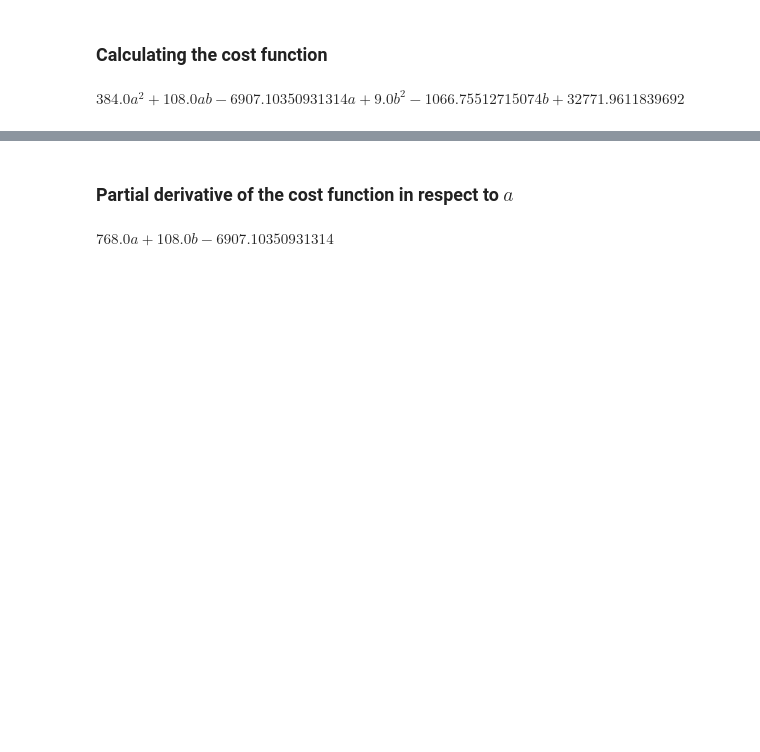
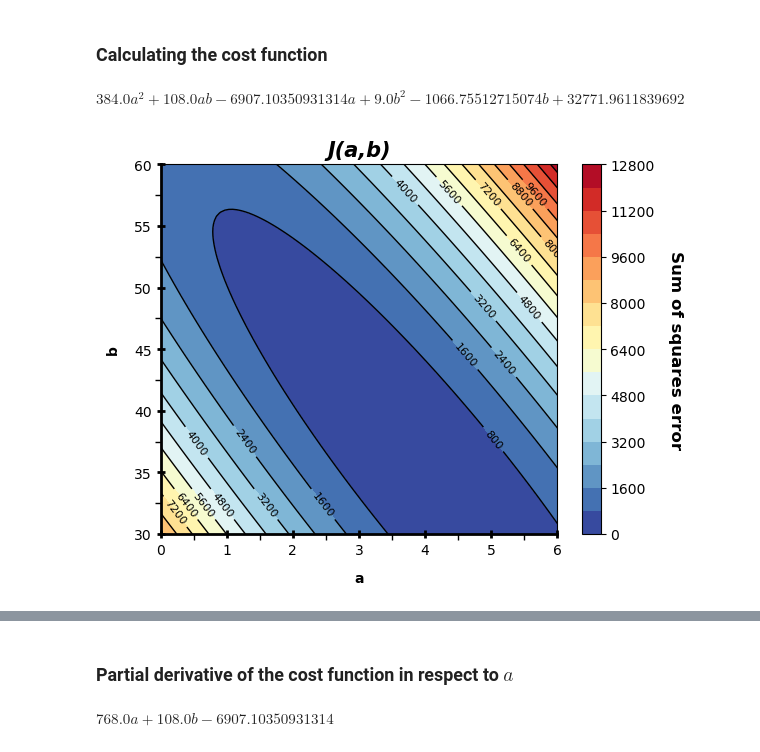
Before and after one commit to kameelsky/data-science, a Jupyter notebook: Toolbox/GD_minimization.ipynb, the cells around one changed output, grey strips where cells are left out. Saved outputs shown, nothing was run; the diff lists cells and outputs as text; code cells hidden in the pictures; blank space fills up the shorter version.

```diff
--- a/Toolbox/GD_minimization.ipynb
+++ b/Toolbox/GD_minimization.ipynb
@@ -127,3 +127,40 @@ ss = ss.simplify()
 ss
 # %% [output]
 $\displaystyle 384.0 a^{2} + 108.0 a b - 6907.10350931314 a + 9.0 b^{2} - 1066.75512715074 b + 32771.9611839692$
+# %%
+ss_f = smp.lambdify((a, b), ss)
+# %%
+a_domain = np.linspace(0, 6, 100)
+b_domain = np.linspace(30, 60, 100)
+
+a_domain_mesh, b_domain_mesh = np.meshgrid(a_domain, b_domain) # Meshgrid of pH and Cond domains
+ss_mesh = ss_f(a_domain_mesh, b_domain_mesh) # Meshgrid of response variable
+
+fig, ax = plt.subplots(dpi=100)
+
+cf = ax.contourf(a_domain_mesh, b_domain_mesh, ss_mesh, cmap="RdYlBu_r", levels=16)
+cp = ax.contour(a_domain_mesh, b_domain_mesh, ss_mesh, colors="black", levels=16, linewidths=1)
+cbar = plt.colorbar(cf) # Add colorbar
+plt.clabel(cp, fontsize=8) # Add labels of contours
+
+# Spines
+ax = plt.gca()
+for i in ["left", "bottom"]:
+    ax.spines[i].set_linewidth(2)
+
+# Ticks
+ax.minorticks_on()
+ax.tick_params(which='minor', width=1, length=4, direction="out")
+ax.tick_params(which='major', width=2, length=6, direction="inout", labelsize=10)
+ax.set_xticks(np.arange(0, 6.5, 1))
+ax.set_xticks(np.arange(0, 6, 1/2), minor=True)
+ax.set_yticks(np.arange(30, 65, 5))
+ax.set_yticks(np.arange(30, 60, 5/2), minor=True)
+
+# Labels
+ax.set_title("J(a,b)", fontsize=15, fontweight="bold", fontstyle="italic", ha="center")
+ax.set_xlabel("a", fontsize=10, fontweight="bold", labelpad=10)
+ax.set_ylabel("b", fontsize=10, fontweight="bold", labelpad=10)
+cbar.set_label('Sum of squares error', rotation=-90, labelpad=20, fontsize=12, fontweight='bold')
+# %% [output]
+[figure, added]
```
Also changed, not shown: parts of 5 cells of this notebook, 5 other files.
